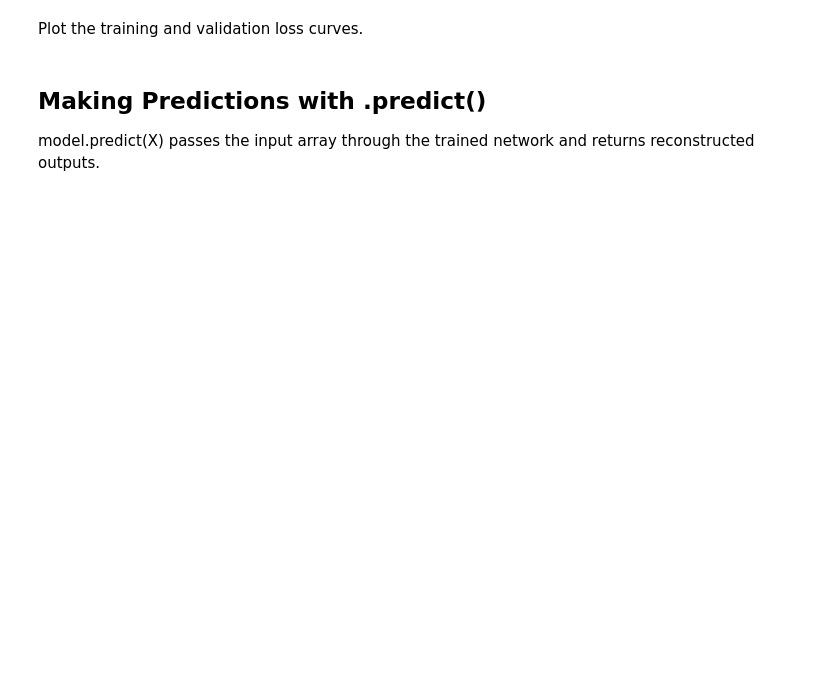
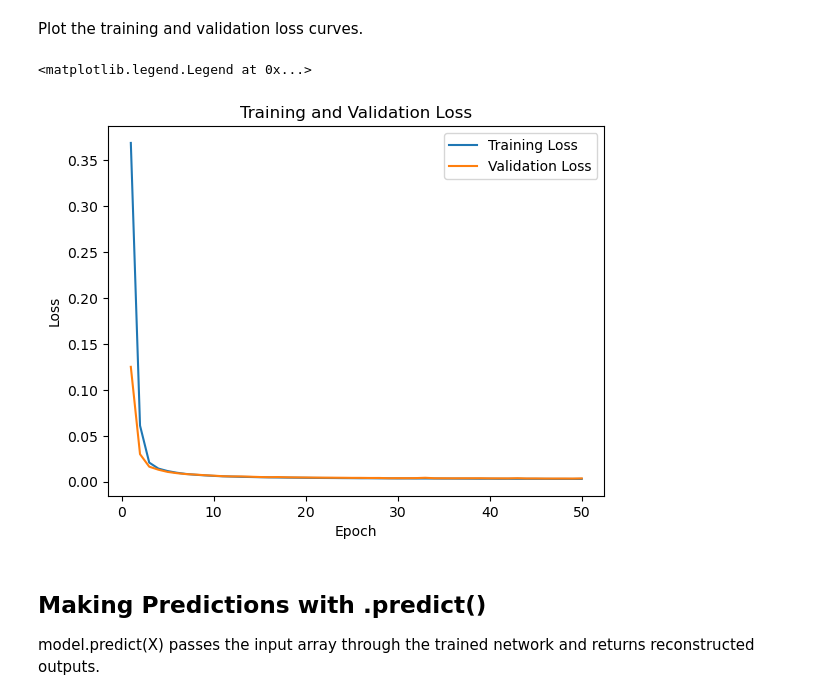
Before and after one commit to PolishJacob/ASTR5900_Projects, a Jupyter notebook: HW_08/MachineLearning.ipynb, the cells around one changed output. Drawn from its saved outputs; the diff is of its cells as text; code cells hidden in the pictures; blank space fills up the shorter version.

Commit message:
Split data, run training, and plot training and validation loss

```diff
--- a/HW_08/MachineLearning.ipynb
+++ b/HW_08/MachineLearning.ipynb
@@ -100,3 +98,9 @@ Split into **90% training / 10% validation**.
+# %%
+# dataset split
+X_train = noisy_curve[0:9000]
+X_val = noisy_curve[9000:]
+Y_train = clean_curve[0:9000]
+Y_val = clean_curve[9000:]
 # %% [markdown]
 ## Autoencoder Model
 
@@ -106,6 +110,7 @@ Split into **90% training / 10% validation**.
 
 The network is trained to minimise **mean squared error (MSE)** between the reconstructed and clean signal.
 # %%
+N = 100
 autoencoder = Sequential([
     Input(shape=(N,)),
     Dense(64, activation='relu'),
@@ -152,3 +193,14 @@ Plot the training and validation loss curves.
+# %%
+# plot loss curves
+plt.plot(epochs_range, train_loss, label = "Training Loss")
+plt.plot(epochs_range, val_loss, label = "Validation Loss")
+plt.title("Training and Validation Loss")
+plt.ylabel("Loss")
+plt.xlabel("Epoch")
+plt.legend()
+# %% [output]
+<matplotlib.legend.Legend at 0x...>
+[figure, added]
 # %% [markdown]
 ## Making Predictions with .predict()
 
```
Also changed, not shown: parts of 7 cells of this notebook.
